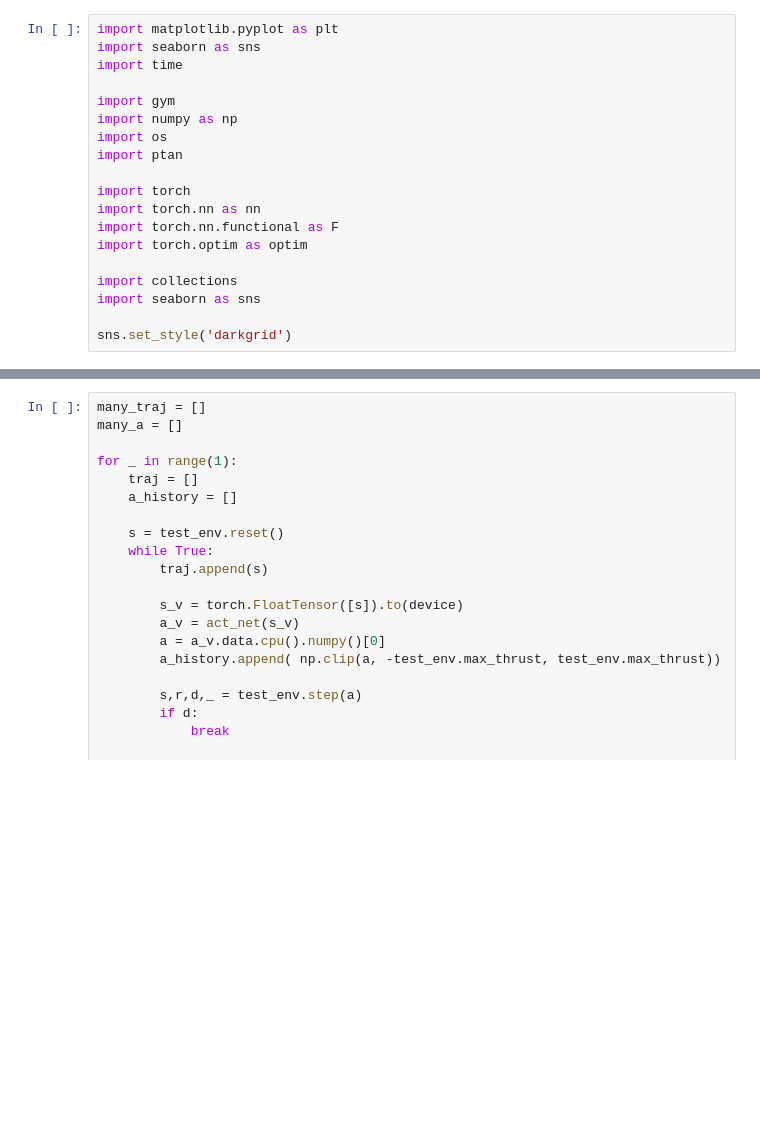
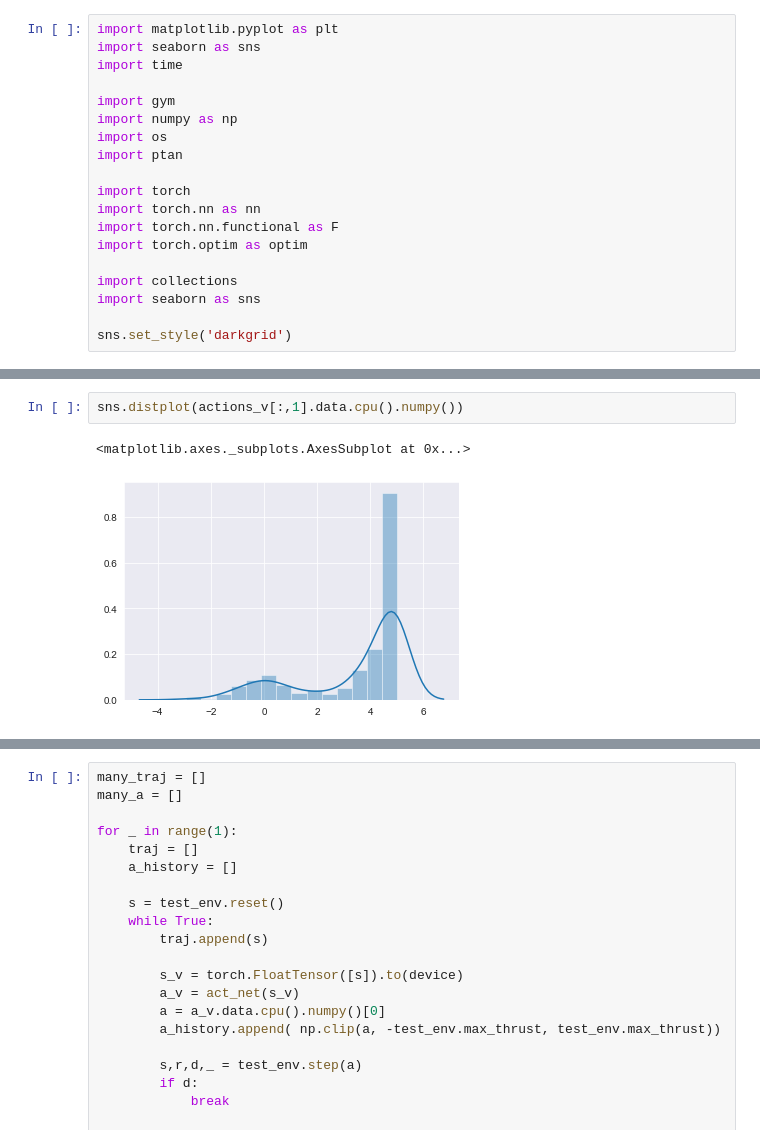
Before and after one commit to BVPhD/RL_scratch, a Jupyter notebook: Orbit_DDPG.ipynb, the cells around one changed output, grey strips where cells are left out. Saved outputs shown, nothing was run; the diff lists cells and outputs as text; blank space fills up the shorter version.

```diff
--- a/Orbit_DDPG.ipynb
+++ b/Orbit_DDPG.ipynb
@@ -492,3 +518,8 @@ array([0.98760248, 0.98760248])
+# %%
+sns.distplot(actions_v[:,1].data.cpu().numpy())
+# %% [output]
+<matplotlib.axes._subplots.AxesSubplot at 0x...>
+[figure, added]
 # %%
 s = test_env.reset()
 
```
Also changed, not shown: parts of 15 cells of this notebook.
